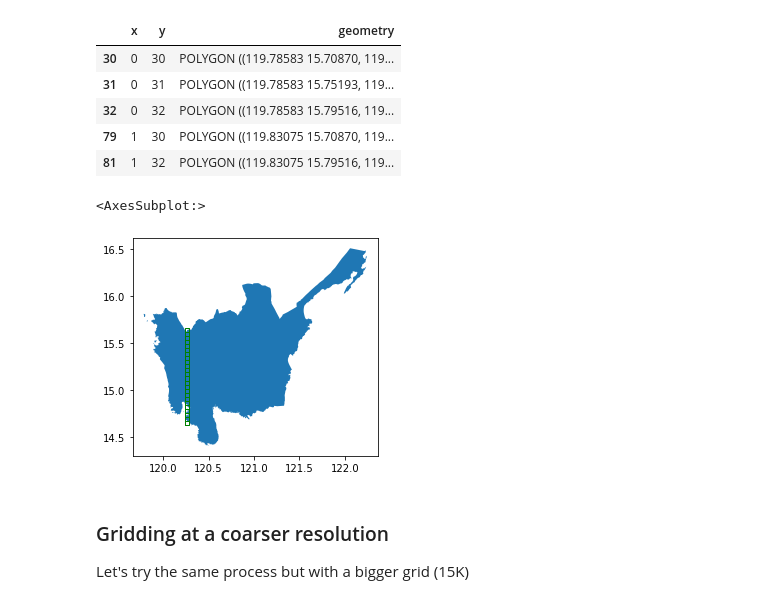
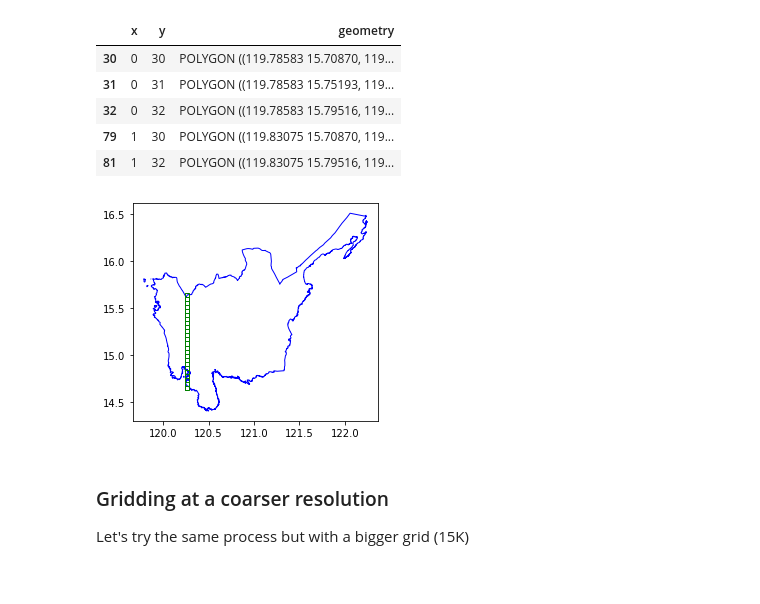
Before and after one commit to thinkingmachines/geowrangler, a Jupyter notebook: notebooks/tutorial.grids.ipynb, the cells around one changed output. Cells and saved outputs as stored; diff of their text form; code cells hidden in the pictures.

Commit message:
Fix tests and cleanup doc for grids tutorial

```diff
--- a/notebooks/tutorial.grids.ipynb
+++ b/notebooks/tutorial.grids.ipynb
@@ -105,5 +123,5 @@ the geodataframe, in this case, `EPSG:4326`.
 # %%
-grid_generator5k = grids.SquareGridGenerator(5000)  # 5 km x 5 km square cells
+grid_generator5k = grids.SquareGridGenerator(5_000)  # 5 km x 5 km square cells
 # %% [markdown]
 Generate square grids
 > Notice the time taken to grid the multi polygon at 5K resolution
@@ -141,12 +163,11 @@ grid_gdf5k.head()
 | 79 | 1 | 30 | POLYGON ((119.83075 15.70870, 119... |
 | 81 | 1 | 32 | POLYGON ((119.83075 15.79516, 119... |
 # %%
-# no_test
-ax = region3_gdf.plot()
-grid_gdf5k[grid_gdf5k["x"] == 10].plot(ax=ax, facecolor="none", edgecolor="green")
+# slow
+ax = region3_gdf.plot(facecolor="none", edgecolor="blue")
+ax = grid_gdf5k[grid_gdf5k["x"] == 10].plot(ax=ax, facecolor="none", edgecolor="green")
 # %% [output]
-<AxesSubplot:>
-[figure, old version]
+[figure, new version]
 # %% [markdown]
 ### Gridding at a coarser resolution
 Let's try the same process but with a bigger grid (15K)
```
Also changed, not shown: parts of 58 cells of this notebook.
